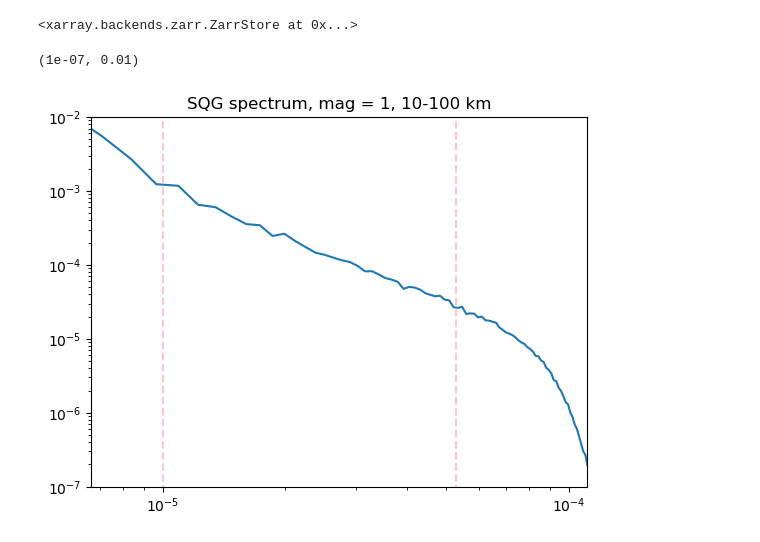
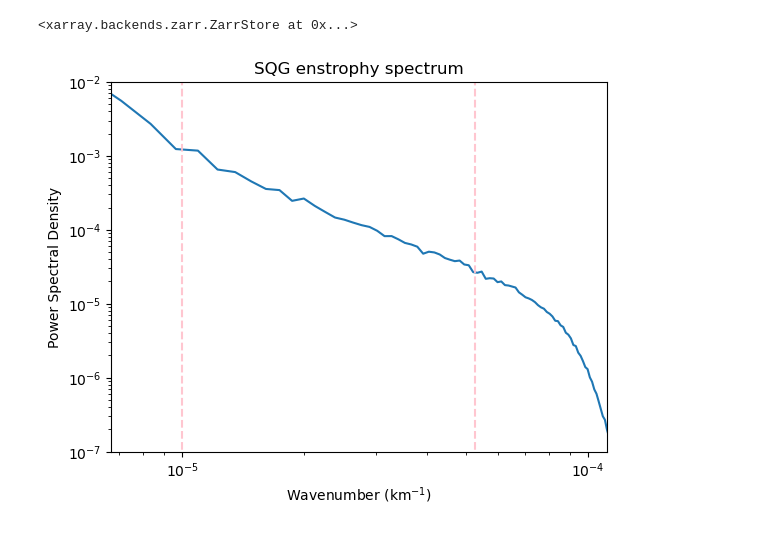
Before and after one commit to zelk-oss/forecasting, a Jupyter notebook: spectrum_data.ipynb, the cells around one changed output. Saved outputs shown, nothing was run; the diff lists cells and outputs as text; code cells hidden in the pictures.

```diff
--- a/spectrum_data.ipynb
+++ b/spectrum_data.ipynb
@@ -171,13 +172,19 @@ ds = xr.open_dataset('../dataset_gen/simu_pyqg_512_3.nc')
 kr, spec = compute_ds_spec(ds)
 # %%
 plt.loglog(kr, spec)
-plt.title("SQG spectrum, mag = 1, 10-100 km")
+
+plt.title("SQG enstrophy spectrum")
 
 plt.xlim(1/(150*1000), 1/(9*1000))
-plt.vlines(1/(19*1000), 1e-8,1e11, colors="pink", alpha=0.9, linestyles='--')
-plt.vlines(1/(100*1000), 1e-8,1e11, colors="pink", alpha=0.9, linestyles='--')
 
-plt.ylim(1e-7,1e-2)
+plt.vlines(1/(19*1000), 1e-8, 1e11, colors="pink", alpha=0.9, linestyles="--")
+plt.vlines(1/(100*1000), 1e-8, 1e11, colors="pink", alpha=0.9, linestyles="--")
+
+plt.ylim(1e-7, 1e-2)
+
+plt.xlabel(r"Wavenumber ($\mathrm{km^{-1}}$)")
+plt.ylabel("Power Spectral Density")
+
+plt.show()
 # %% [output]
-(1e-07, 0.01)
-[figure, old version]
+[figure, new version]
```
Also changed, not shown: parts of 3 cells of this notebook, 3 other files.
